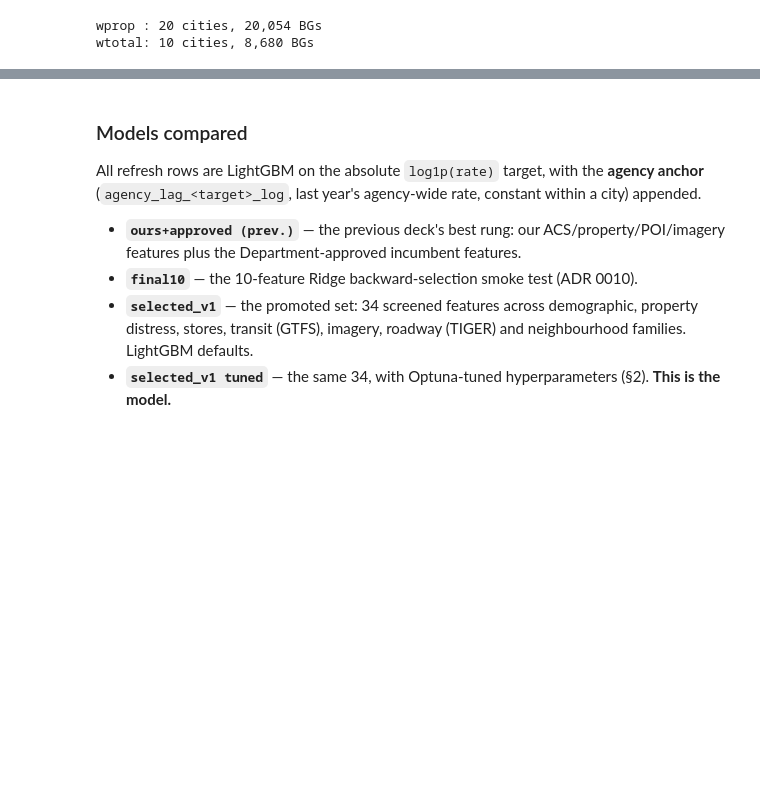
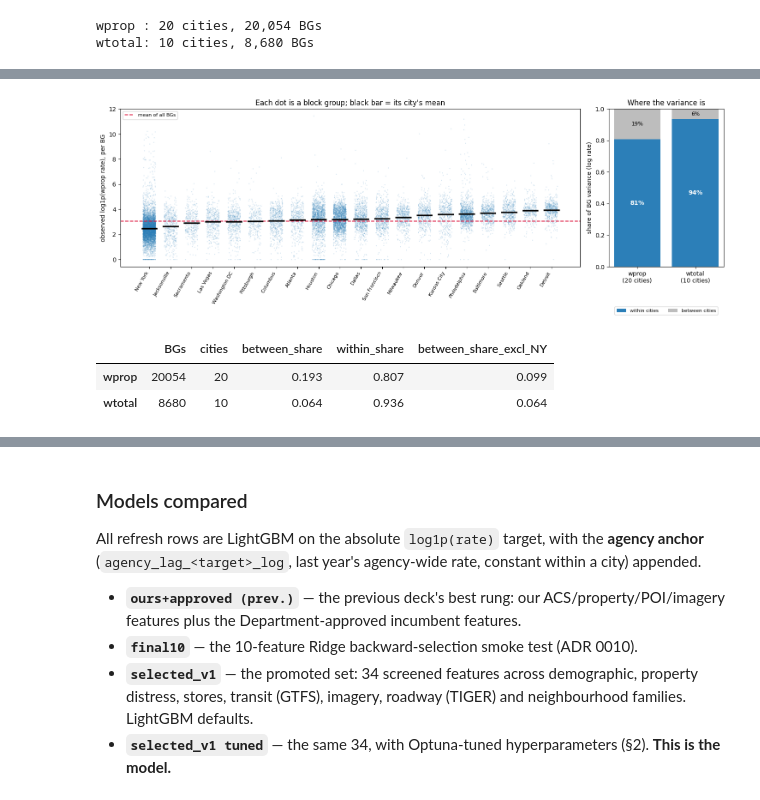
Before and after one commit to eprashar-clgx/crime-idx-2026, a Jupyter notebook: notebooks/regression_modelling/models/02_regression_prediction.ipynb, the cells around one changed output, grey strips where cells are left out. Saved outputs shown, nothing was run; the diff lists cells and outputs as text; code cells hidden in the pictures; blank space fills up the shorter version.

```diff
--- a/notebooks/regression_modelling/models/02_regression_prediction.ipynb
+++ b/notebooks/regression_modelling/models/02_regression_prediction.ipynb
@@ -79,0 +92,20 @@ wtotal: 10 cities, 8,680 BGs
+# %%
+import numpy as np
+from regression_modelling.models.metrics import (between_city_level_r, variance_split,
+                                                 within_city_fit_parts, within_corr2_pooled)
+
+VAR = pd.DataFrame({cat: variance_split(np.log1p(POOL[cat][f"{cat}_rate"]), POOL[cat]["city"])
+                    for cat in CATS}).T
+_ny = {cat: POOL[cat]["city"] != "new_york" for cat in CATS}
+VAR["between_share_excl_NY"] = [variance_split(np.log1p(POOL[c].loc[_ny[c], f"{c}_rate"]),
+                                               POOL[c].loc[_ny[c], "city"])["between_share"]
+                                for c in CATS]
+VAR = VAR.astype({"n": int, "n_groups": int}).rename(columns={"n": "BGs", "n_groups": "cities"})
+show(figures.variance_split_plot(POOL["wprop"], "wprop", VAR.rename(columns={"cities": "n_groups"})),
+     "variance_within_between")
+VAR
+# %% [output]
+[figure, added]
+|  | BGs | cities | between_share | within_share | between_share_excl_NY |
+| wprop | 20054 | 20 | 0.193 | 0.807 | 0.099 |
+| wtotal | 8680 | 10 | 0.064 | 0.936 | 0.064 |
```
Also changed, not shown: parts of 6 cells of this notebook, 20 other files.
